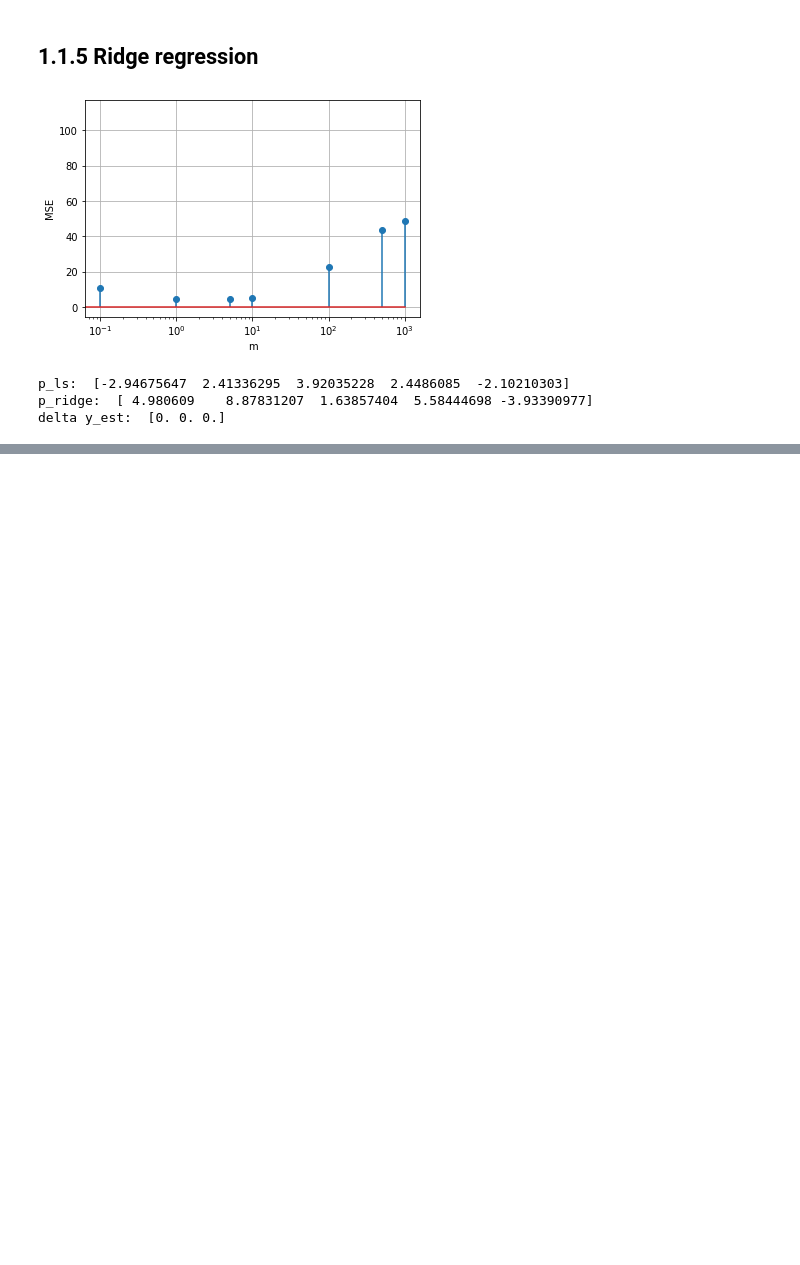
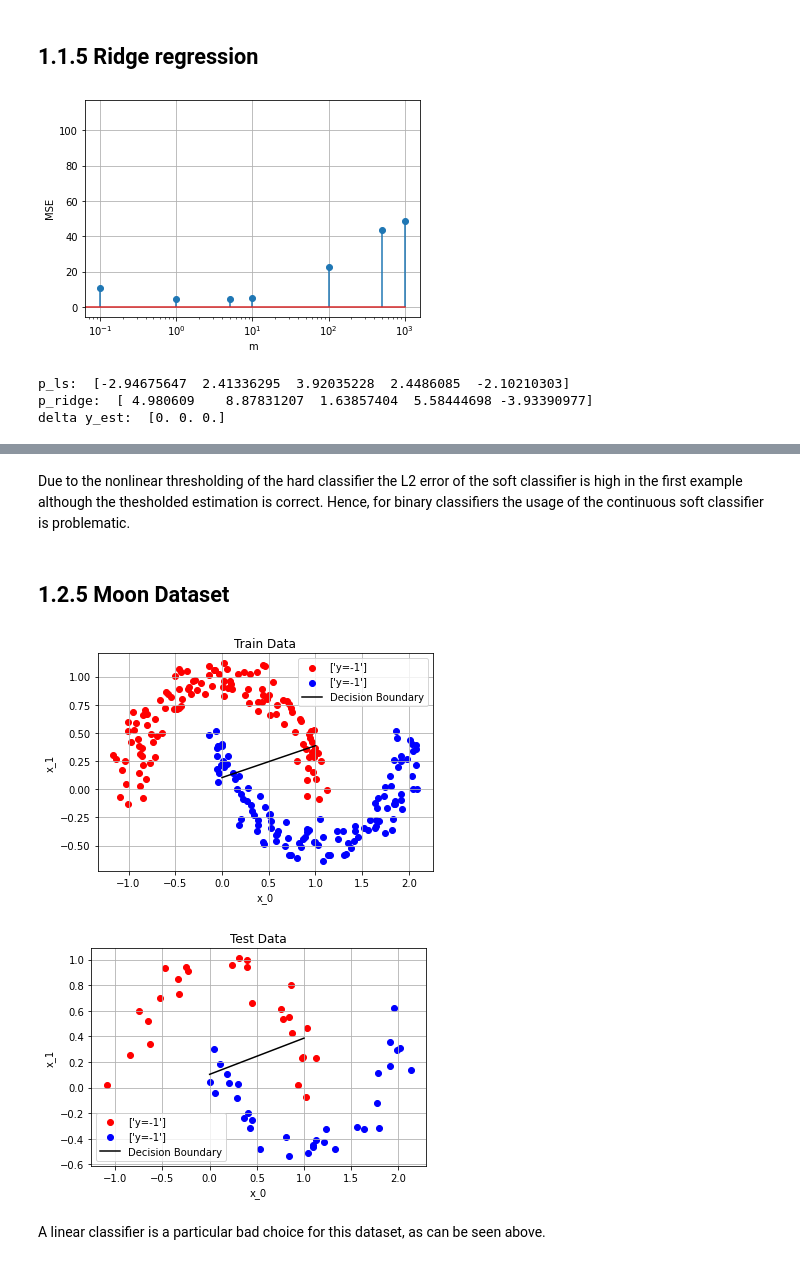
Before and after one commit to Geryyy/ml_algorithm, a Jupyter notebook: 01_uebung/ue1_ebmer.ipynb, the cells around one changed output, grey strips where cells are left out. Cells and saved outputs as stored; diff of their text form; code cells hidden in the pictures; blank space fills up the shorter version.

```diff
--- a/01_uebung/ue1_ebmer.ipynb
+++ b/01_uebung/ue1_ebmer.ipynb
@@ -164,0 +352,24 @@ delta y_est:  [0. 0. 0.]
+# %% [markdown]
+Due to the nonlinear thresholding of the hard classifier the L2 error of the soft classifier is high in the first example although the thesholded estimation is correct.
+Hence, for binary classifiers the usage of the continuous soft classifier is problematic.
+# %% [markdown]
+## 1.2.5 Moon Dataset
+# %%
+train_data = pd.read_csv('data_moon_train.csv')
+test_data = pd.read_csv('data_moon_test.csv')
+
+S = np.ones((len(train_data), 3))
+S[:, 0] = train_data['x_0']
+S[:, 1] = train_data['x_1']
+y = train_data['y']
+
+# solve LS
+p = np.linalg.pinv(S) @ y
+
+scatter_plt(train_data, 'Train Data', p)
+scatter_plt(test_data, 'Test Data', p)
+# %% [output]
+[figure, added]
+[figure, added]
+# %% [markdown]
+A linear classifier is a particular bad choice for this dataset, as can be seen above.
```
Also changed, not shown: parts of 11 cells of this notebook, 2 other files.
